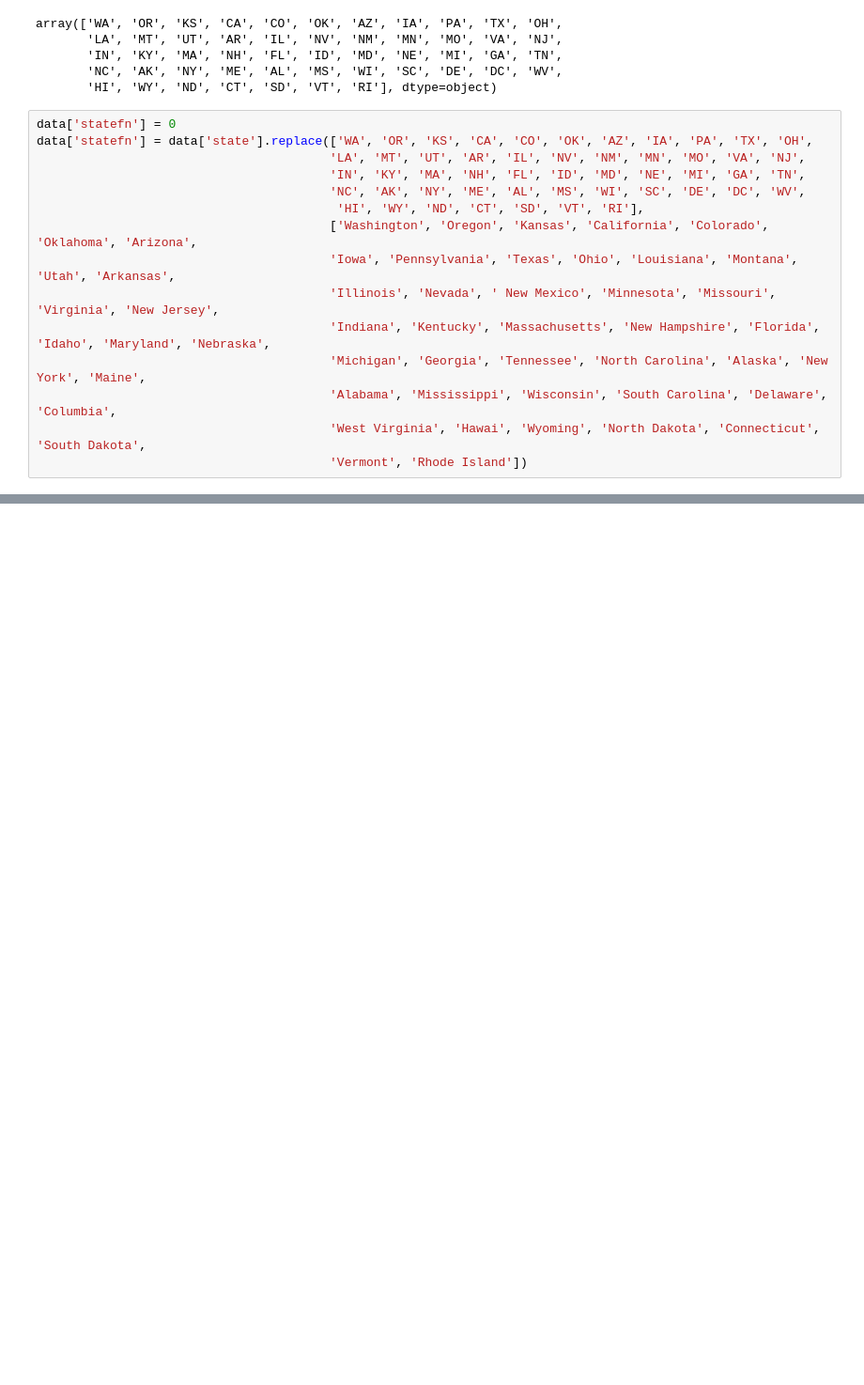
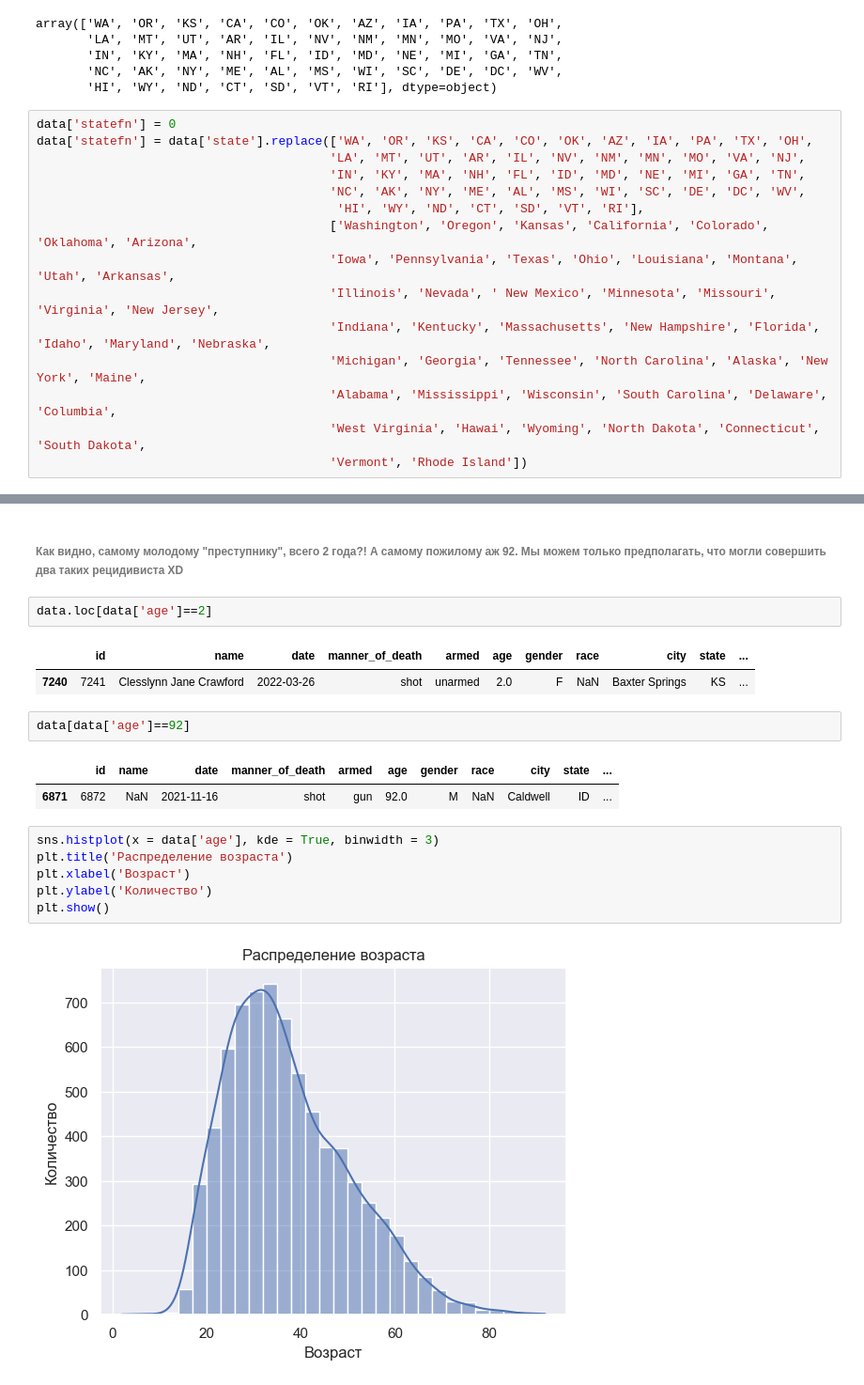
Before and after one commit to Zikarakus/FromWork, a Jupyter notebook: Home_Work_PS.ipynb, the cells around one changed output, grey strips where cells are left out. Shown at 94% size. Cells and saved outputs as stored; diff of their text form; blank space fills up the shorter version.

```diff
--- a/Home_Work_PS.ipynb
+++ b/Home_Work_PS.ipynb
@@ -79,0 +102,20 @@ data
+# %% [markdown]
+###### Как видно, самому молодому "преступнику", всего 2 года?! А самому пожилому аж 92. Мы можем только предполагать, что могли совершить два таких рецидивиста XD
+# %%
+data.loc[data['age']==2]
+# %% [output]
+|  | id | name | date | manner_of_death | armed | age | gender | race | city | state | ... |
+| 7240 | 7241 | Clesslynn Jane Crawford | 2022-03-26 | shot | unarmed | 2.0 | F | NaN | Baxter Springs | KS | ... |
+# %%
+data[data['age']==92]
+# %% [output]
+|  | id | name | date | manner_of_death | armed | age | gender | race | city | state | ... |
+| 6871 | 6872 | NaN | 2021-11-16 | shot | gun | 92.0 | M | NaN | Caldwell | ID | ... |
+# %%
+sns.histplot(x = data['age'], kde = True, binwidth = 3)
+plt.title('Распределение возраста')
+plt.xlabel('Возраст')
+plt.ylabel('Количество')
+plt.show()
+# %% [output]
+[figure, added]
```
Also changed, not shown: parts of 26 cells of this notebook, 1 other file.
